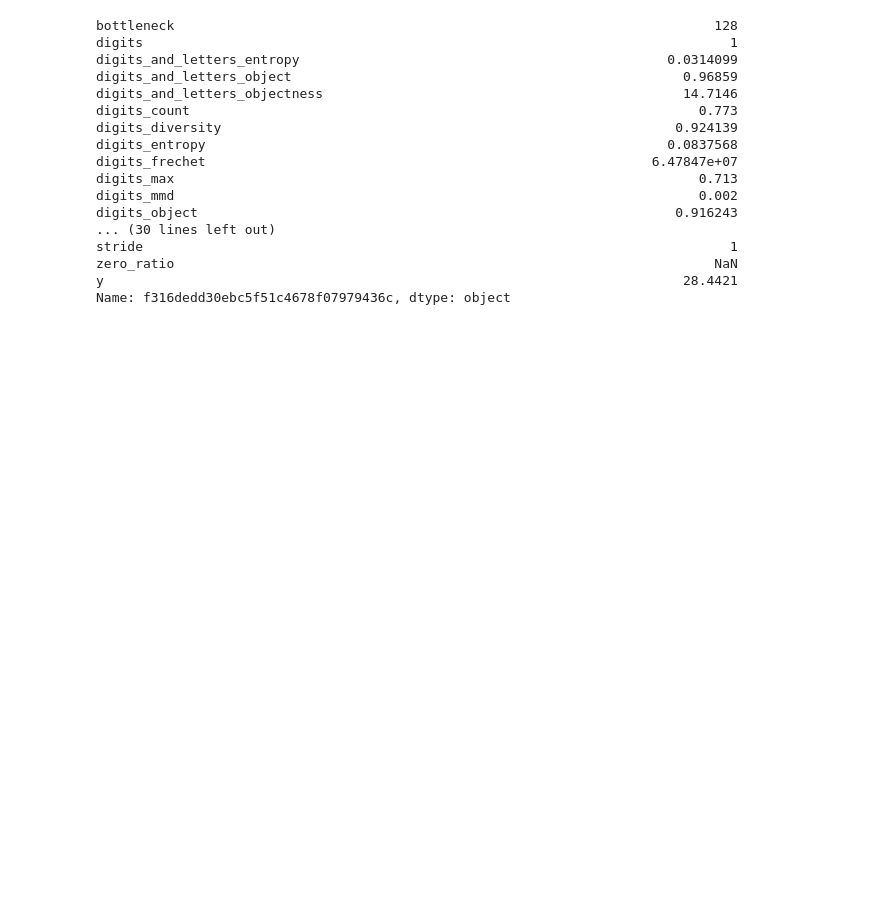
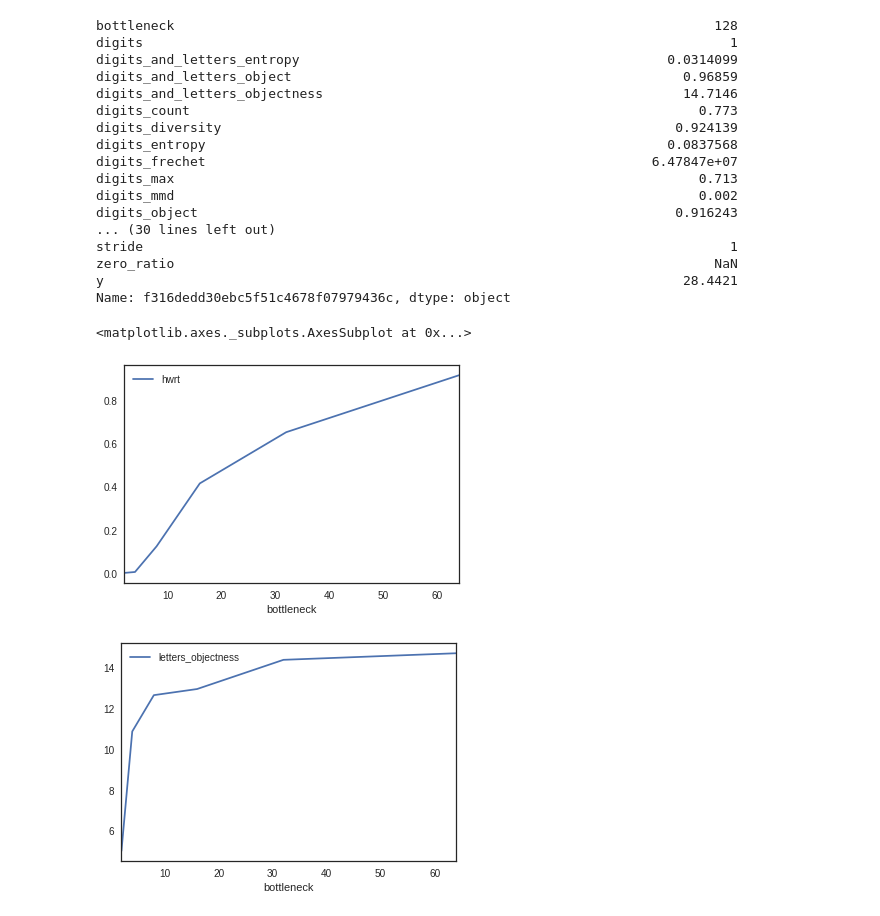
Before and after one commit to mehdidc/out_of_class, a Jupyter notebook: ae/ipynb/analysis.ipynb, the cells around one changed output. Cells and saved outputs as stored; diff of their text form; code cells hidden in the pictures; blank space fills up the shorter version.

```diff
--- a/ae/ipynb/analysis.ipynb
+++ b/ae/ipynb/analysis.ipynb
@@ -274,3 +274,14 @@ stride
 zero_ratio                                                                     NaN
 y                                                                          28.4421
 Name: f316dedd30ebc5f51c4678f07979436c, dtype: object
+# %%
+df = df_full
+df = df[df['sampler'] == 'mnist_capacity']
+df = df[df['nb_layers']==3]
+df = df.sort_values(by='bottleneck')
+df.plot('bottleneck', 'hwrt')
+df.plot('bottleneck', 'letters_objectness')
+# %% [output]
+<matplotlib.axes._subplots.AxesSubplot at 0x...>
+[figure, added]
+[figure, added]
```
Also changed, not shown: parts of 2 cells of this notebook.
